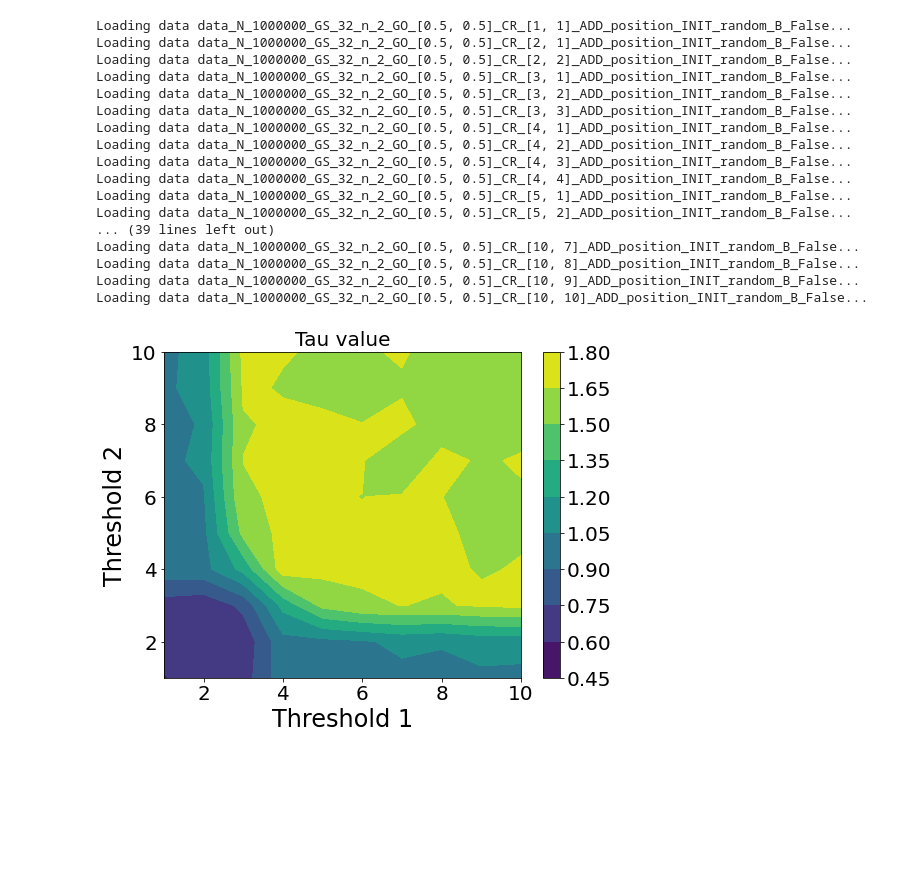
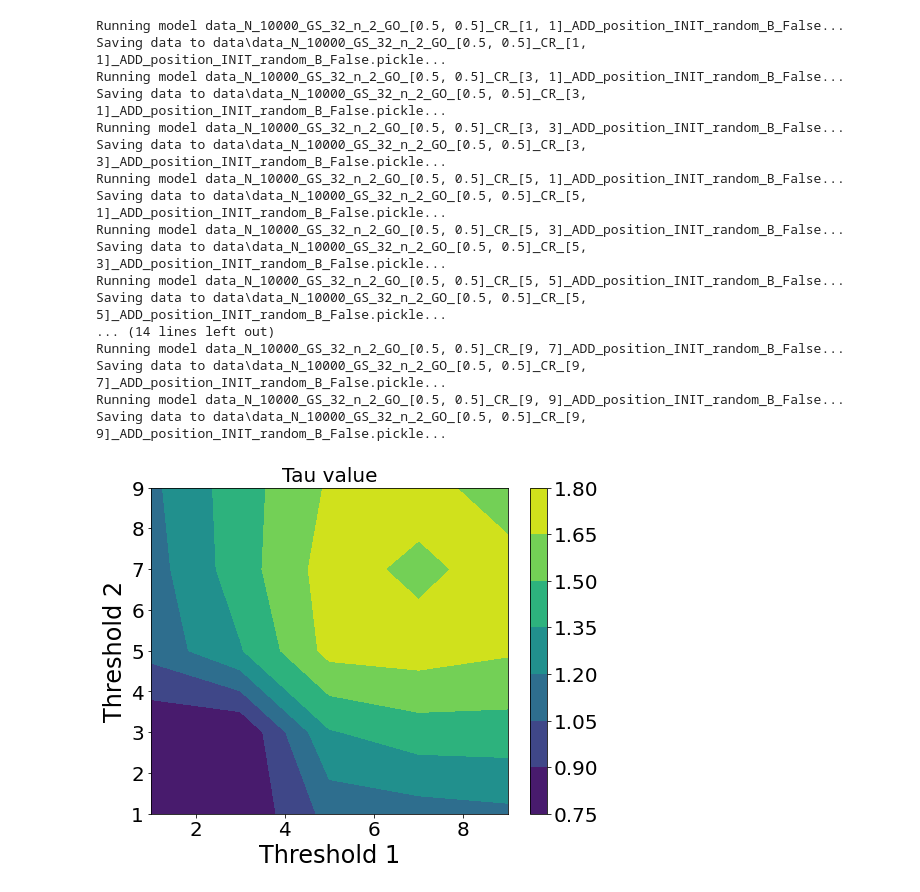
Before and after one commit to Nickvs99/Sandpile, a Jupyter notebook: results.ipynb, the cells around one changed output. Saved outputs shown, nothing was run; the diff lists cells and outputs as text; code cells hidden in the pictures; blank space fills up the shorter version.

```diff
--- a/results.ipynb
+++ b/results.ipynb
@@ -187,26 +198,26 @@ Loading data data_N_1000000_GS_32_n_2_GO_[0.5, 0.5]_CR_[10, 10]_ADD_random_INIT_
 # %%
 # Plot tau as a function of two grain tresholds for add_method="position"
 
-grain_tresholds = np.arange(1, 11, 1)
-tau_values, tau_variances = get_tau_results(grain_tresholds, grid_size=32, n_steps=1000000, add_method="position")
+grain_tresholds = np.arange(1, 11, 2)
+tau_values, tau_variances = get_tau_results(grain_tresholds, grid_size=32, n_steps=10000, add_method="position")
 plot_tau_results(grain_tresholds, tau_values, title="Tau value")
 plot_tau_results(grain_tresholds, tau_variances, title="Tau variance")
 # %% [output]
-Loading data data_N_1000000_GS_32_n_2_GO_[0.5, 0.5]_CR_[1, 1]_ADD_position_INIT_random_B_False...
-Loading data data_N_1000000_GS_32_n_2_GO_[0.5, 0.5]_CR_[2, 1]_ADD_position_INIT_random_B_False...
-Loading data data_N_1000000_GS_32_n_2_GO_[0.5, 0.5]_CR_[2, 2]_ADD_position_INIT_random_B_False...
-Loading data data_N_1000000_GS_32_n_2_GO_[0.5, 0.5]_CR_[3, 1]_ADD_position_INIT_random_B_False...
-Loading data data_N_1000000_GS_32_n_2_GO_[0.5, 0.5]_CR_[3, 2]_ADD_position_INIT_random_B_False...
-Loading data data_N_1000000_GS_32_n_2_GO_[0.5, 0.5]_CR_[3, 3]_ADD_position_INIT_random_B_False...
-Loading data data_N_1000000_GS_32_n_2_GO_[0.5, 0.5]_CR_[4, 1]_ADD_position_INIT_random_B_False...
-Loading data data_N_1000000_GS_32_n_2_GO_[0.5, 0.5]_CR_[4, 2]_ADD_position_INIT_random_B_False...
-Loading data data_N_1000000_GS_32_n_2_GO_[0.5, 0.5]_CR_[4, 3]_ADD_position_INIT_random_B_False...
-Loading data data_N_1000000_GS_32_n_2_GO_[0.5, 0.5]_CR_[4, 4]_ADD_position_INIT_random_B_False...
-Loading data data_N_1000000_GS_32_n_2_GO_[0.5, 0.5]_CR_[5, 1]_ADD_position_INIT_random_B_False...
-Loading data data_N_1000000_GS_32_n_2_GO_[0.5, 0.5]_CR_[5, 2]_ADD_position_INIT_random_B_False...
-... (39 lines left out)
-Loading data data_N_1000000_GS_32_n_2_GO_[0.5, 0.5]_CR_[10, 7]_ADD_position_INIT_random_B_False...
-Loading data data_N_1000000_GS_32_n_2_GO_[0.5, 0.5]_CR_[10, 8]_ADD_position_INIT_random_B_False...
-Loading data data_N_1000000_GS_32_n_2_GO_[0.5, 0.5]_CR_[10, 9]_ADD_position_INIT_random_B_False...
-Loading data data_N_1000000_GS_32_n_2_GO_[0.5, 0.5]_CR_[10, 10]_ADD_position_INIT_random_B_False...
+Running model data_N_10000_GS_32_n_2_GO_[0.5, 0.5]_CR_[1, 1]_ADD_position_INIT_random_B_False...
+Saving data to data\data_N_10000_GS_32_n_2_GO_[0.5, 0.5]_CR_[1, 1]_ADD_position_INIT_random_B_False.pickle...
+Running model data_N_10000_GS_32_n_2_GO_[0.5, 0.5]_CR_[3, 1]_ADD_position_INIT_random_B_False...
+Saving data to data\data_N_10000_GS_32_n_2_GO_[0.5, 0.5]_CR_[3, 1]_ADD_position_INIT_random_B_False.pickle...
+Running model data_N_10000_GS_32_n_2_GO_[0.5, 0.5]_CR_[3, 3]_ADD_position_INIT_random_B_False...
+Saving data to data\data_N_10000_GS_32_n_2_GO_[0.5, 0.5]_CR_[3, 3]_ADD_position_INIT_random_B_False.pickle...
+Running model data_N_10000_GS_32_n_2_GO_[0.5, 0.5]_CR_[5, 1]_ADD_position_INIT_random_B_False...
+Saving data to data\data_N_10000_GS_32_n_2_GO_[0.5, 0.5]_CR_[5, 1]_ADD_position_INIT_random_B_False.pickle...
+Running model data_N_10000_GS_32_n_2_GO_[0.5, 0.5]_CR_[5, 3]_ADD_position_INIT_random_B_False...
+Saving data to data\data_N_10000_GS_32_n_2_GO_[0.5, 0.5]_CR_[5, 3]_ADD_position_INIT_random_B_False.pickle...
+Running model data_N_10000_GS_32_n_2_GO_[0.5, 0.5]_CR_[5, 5]_ADD_position_INIT_random_B_False...
+Saving data to data\data_N_10000_GS_32_n_2_GO_[0.5, 0.5]_CR_[5, 5]_ADD_position_INIT_random_B_False.pickle...
+... (14 lines left out)
+Running model data_N_10000_GS_32_n_2_GO_[0.5, 0.5]_CR_[9, 7]_ADD_position_INIT_random_B_False...
+Saving data to data\data_N_10000_GS_32_n_2_GO_[0.5, 0.5]_CR_[9, 7]_ADD_position_INIT_random_B_False.pickle...
+Running model data_N_10000_GS_32_n_2_GO_[0.5, 0.5]_CR_[9, 9]_ADD_position_INIT_random_B_False...
+Saving data to data\data_N_10000_GS_32_n_2_GO_[0.5, 0.5]_CR_[9, 9]_ADD_position_INIT_random_B_False.pickle...
-[figure, old version]
+[figure, new version]
```
Also changed, not shown: parts of 10 cells of this notebook.
